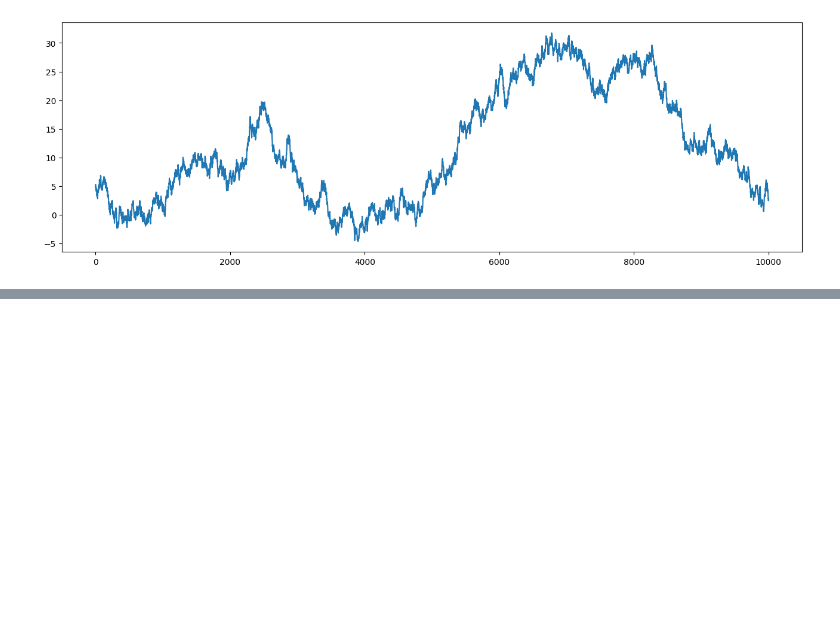
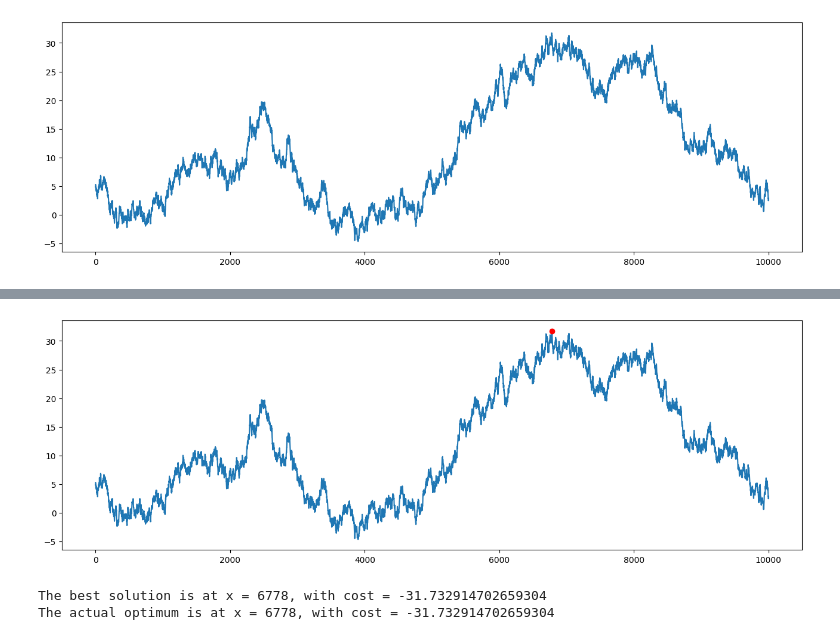
Before and after one commit to viluon/simulated-annealing, a Jupyter notebook: kop-ni.ipynb, the cells around one changed output, grey strips where cells are left out. Cells and saved outputs as stored; diff of their text form; code cells hidden in the pictures; blank space fills up the shorter version.

```diff
--- a/kop-ni.ipynb
+++ b/kop-ni.ipynb
@@ -170,0 +231,12 @@ The actual optimum is at x = 6778, with cost = -31.732914702659304
+# %%
+# plot the optimum on the curve
+plt.plot(curve)
+plt.plot(best_x, curve[best_x], 'ro')
+plt.show()
+
+print('The best solution is at x = {}, with cost = {}'.format(best_x, best))
+print('The actual optimum is at x = {}, with cost = {}'.format(np.argmax(curve), -max(curve)))
+# %% [output]
+[figure, added]
+The best solution is at x = 6778, with cost = -31.732914702659304
+The actual optimum is at x = 6778, with cost = -31.732914702659304
```
Also changed, not shown: parts of 11 cells of this notebook.
